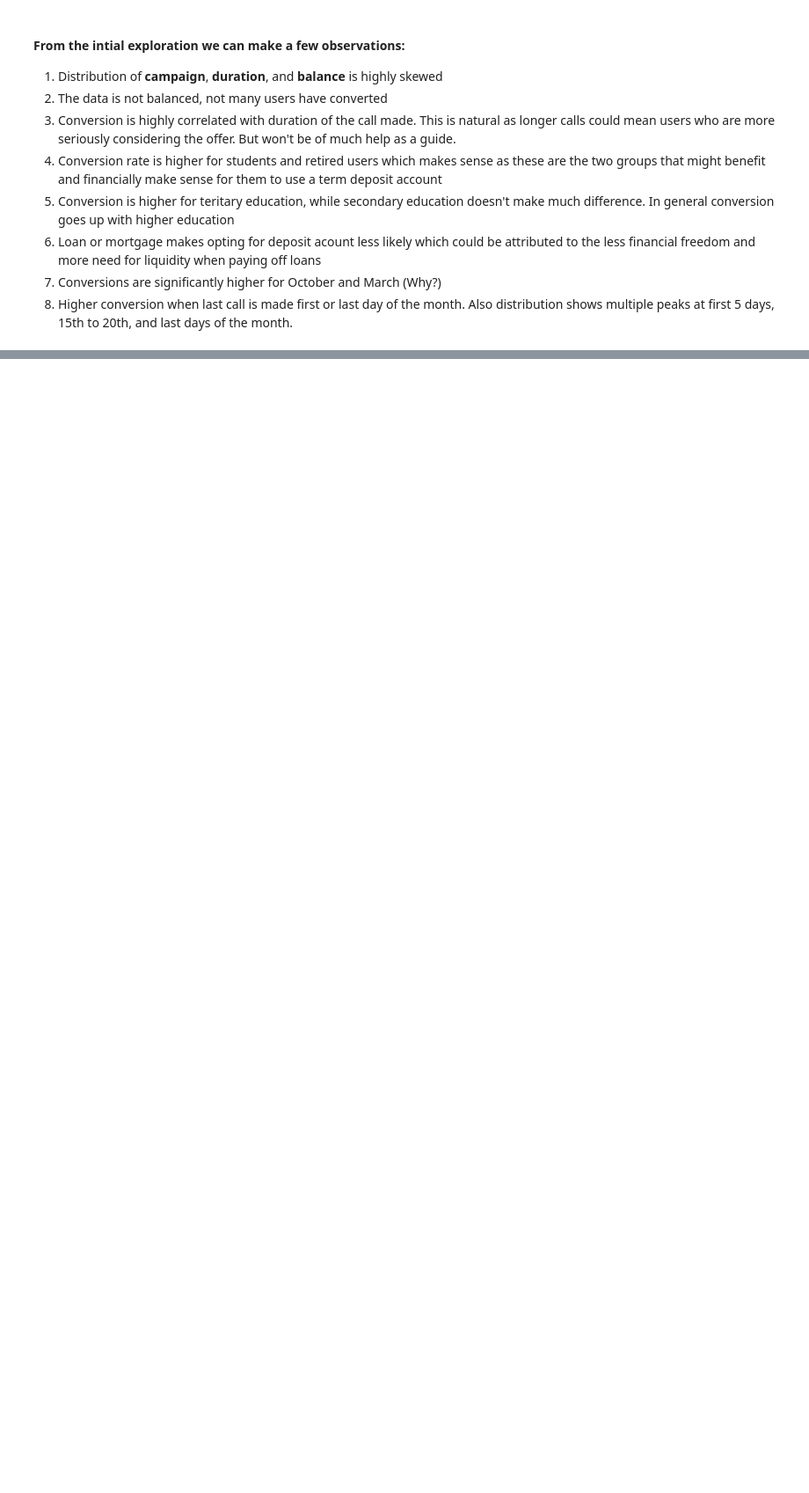
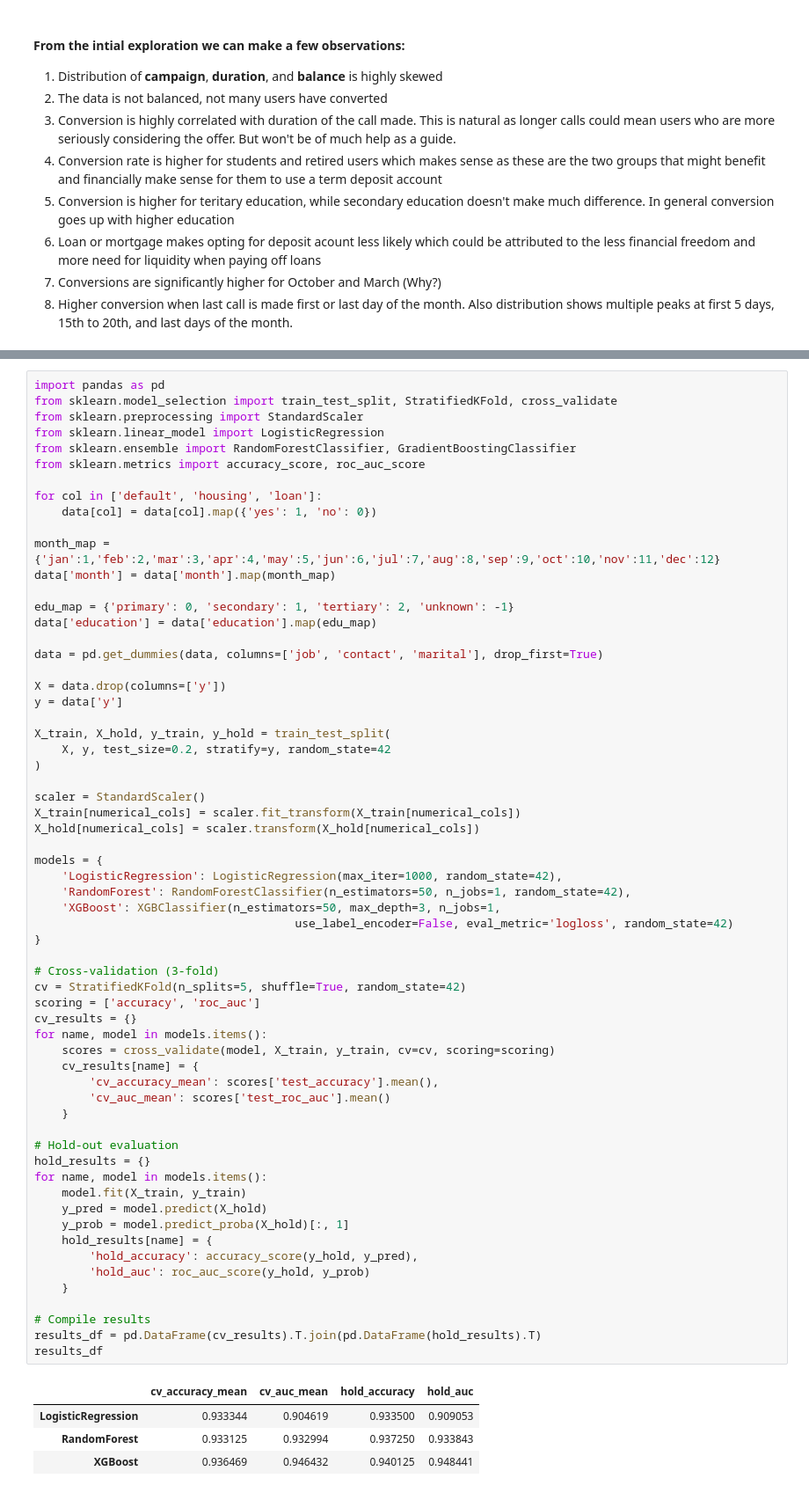
Before and after one commit to arvinfatemi/tjSOflM6dXnt2s6m, a Jupyter notebook: term-deposit-marketing.ipynb, the cells around one changed output, grey strips where cells are left out. Shown: that part at 88% size. Cells and saved outputs as stored; diff of their text form; blank space fills up the shorter version.

```diff
--- a/term-deposit-marketing.ipynb
+++ b/term-deposit-marketing.ipynb
@@ -182,0 +200,67 @@ for col in categorical_cols[:-1] + ['day']:
+# %%
+import pandas as pd
+from sklearn.model_selection import train_test_split, StratifiedKFold, cross_validate
+from sklearn.preprocessing import StandardScaler
+from sklearn.linear_model import LogisticRegression
+from sklearn.ensemble import RandomForestClassifier, GradientBoostingClassifier
+from sklearn.metrics import accuracy_score, roc_auc_score
+
+for col in ['default', 'housing', 'loan']:
+    data[col] = data[col].map({'yes': 1, 'no': 0})
+
+month_map = {'jan':1,'feb':2,'mar':3,'apr':4,'may':5,'jun':6,'jul':7,'aug':8,'sep':9,'oct':10,'nov':11,'dec':12}
+data['month'] = data['month'].map(month_map)
+
+edu_map = {'primary': 0, 'secondary': 1, 'tertiary': 2, 'unknown': -1}
+data['education'] = data['education'].map(edu_map)
+
+data = pd.get_dummies(data, columns=['job', 'contact', 'marital'], drop_first=True)
+
+X = data.drop(columns=['y'])
+y = data['y']
+
+X_train, X_hold, y_train, y_hold = train_test_split(
+    X, y, test_size=0.2, stratify=y, random_state=42
+)
+
+scaler = StandardScaler()
+X_train[numerical_cols] = scaler.fit_transform(X_train[numerical_cols])
+X_hold[numerical_cols] = scaler.transform(X_hold[numerical_cols])
+
+models = {
+    'LogisticRegression': LogisticRegression(max_iter=1000, random_state=42),
+    'RandomForest': RandomForestClassifier(n_estimators=50, n_jobs=1, random_state=42),
+    'XGBoost': XGBClassifier(n_estimators=50, max_depth=3, n_jobs=1,
+                                      use_label_encoder=False, eval_metric='logloss', random_state=42)
+}
+
+# Cross-validation (3-fold)
+cv = StratifiedKFold(n_splits=5, shuffle=True, random_state=42)
+scoring = ['accuracy', 'roc_auc']
+cv_results = {}
+for name, model in models.items():
+    scores = cross_validate(model, X_train, y_train, cv=cv, scoring=scoring)
+    cv_results[name] = {
+        'cv_accuracy_mean': scores['test_accuracy'].mean(),
+        'cv_auc_mean': scores['test_roc_auc'].mean()
+    }
+
+# Hold-out evaluation
+hold_results = {}
+for name, model in models.items():
+    model.fit(X_train, y_train)
+    y_pred = model.predict(X_hold)
+    y_prob = model.predict_proba(X_hold)[:, 1]
+    hold_results[name] = {
+        'hold_accuracy': accuracy_score(y_hold, y_pred),
+        'hold_auc': roc_auc_score(y_hold, y_prob)
+    }
+
+# Compile results
+results_df = pd.DataFrame(cv_results).T.join(pd.DataFrame(hold_results).T)
+results_df
+# %% [output]
+|  | cv_accuracy_mean | cv_auc_mean | hold_accuracy | hold_auc |
+| LogisticRegression | 0.933344 | 0.904619 | 0.933500 | 0.909053 |
+| RandomForest | 0.933125 | 0.932994 | 0.937250 | 0.933843 |
+| XGBoost | 0.936469 | 0.946432 | 0.940125 | 0.948441 |
```
Also changed, not shown: parts of 4 cells of this notebook.
